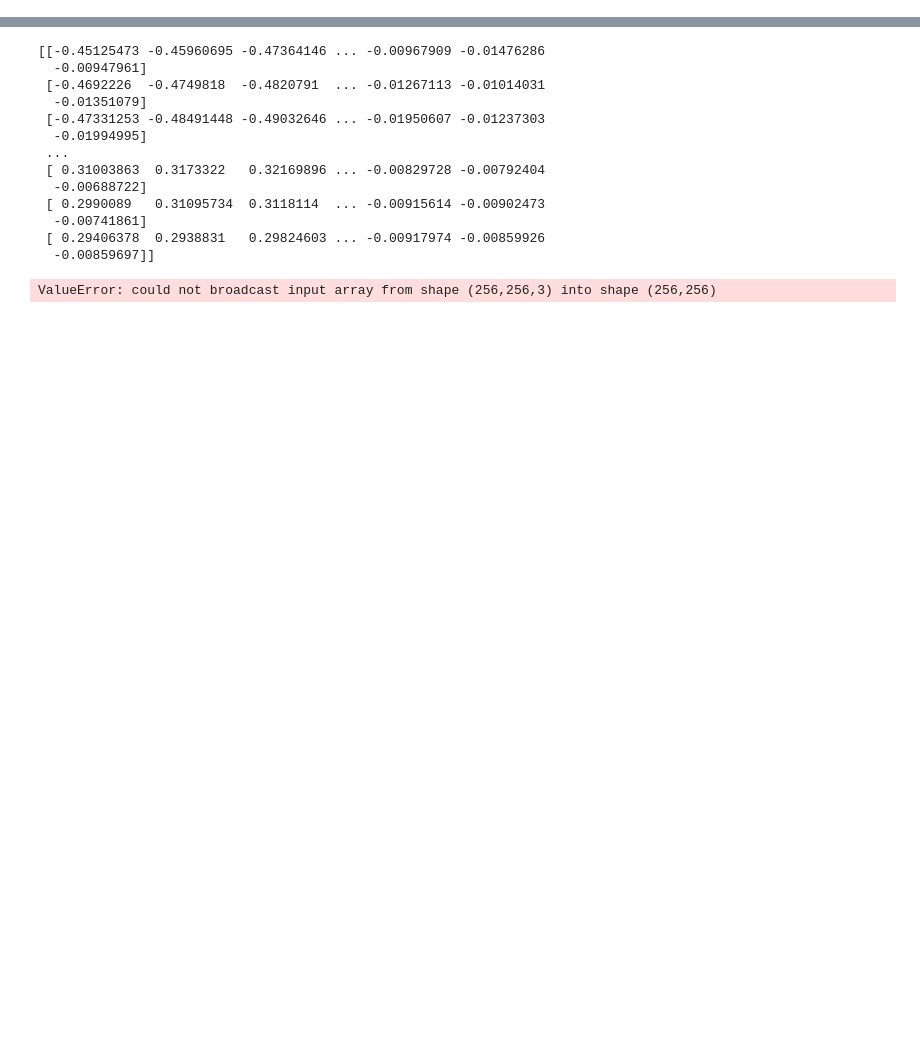
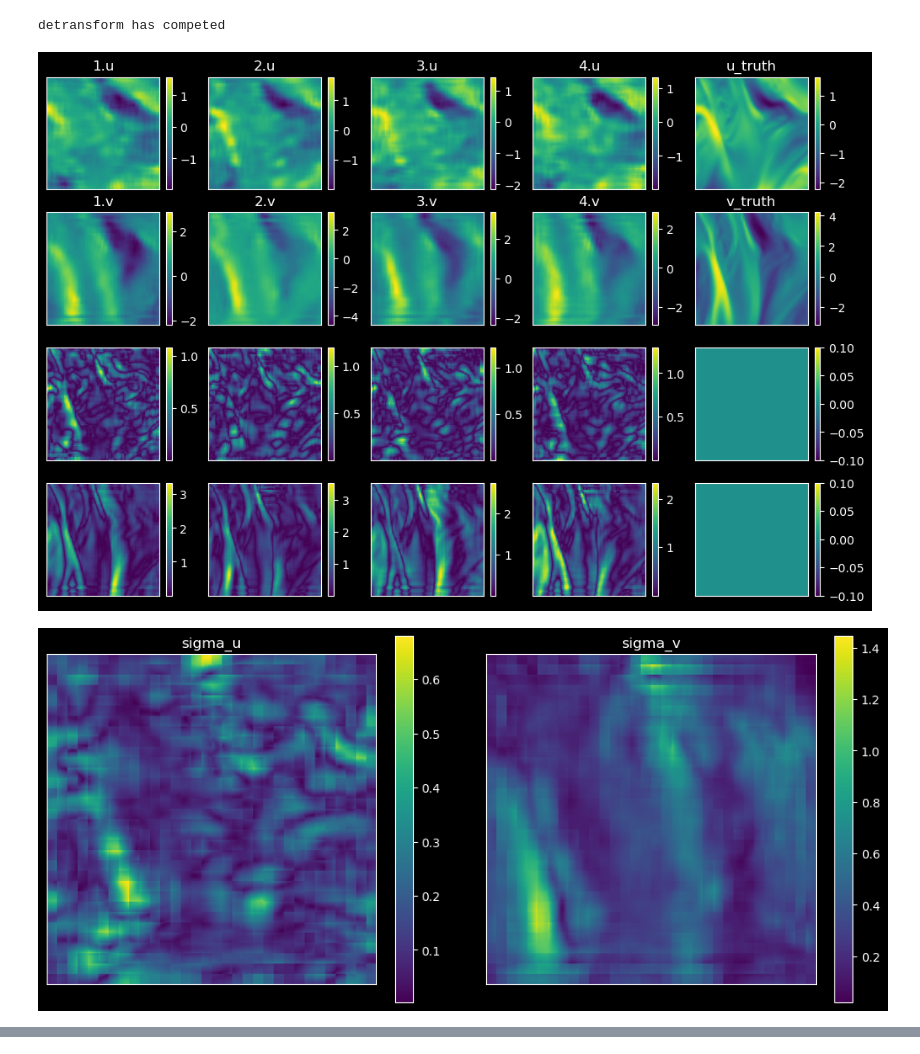
Before and after one commit to HardingPan/UR, a Jupyter notebook: baseline/multimodel-compare.ipynb, the cells around one changed output, grey strips where cells are left out. Cells and saved outputs as stored; diff of their text form; code cells hidden in the pictures; blank space fills up the shorter version.

```diff
--- a/baseline/multimodel-compare.ipynb
+++ b/baseline/multimodel-compare.ipynb
@@ -159,0 +23,14 @@ for i in range(1,2):
+# %%
+data_path = '/home/panding/code/UR/piv-data/baseline-multitransform'
+datas = glob.glob(os.path.join(data_path, '*.npy'))
+randomidx = np.random.permutation(len(datas))
+datas = [datas[i] for i in randomidx]
+
+baseline_1 = MultiMethod(datas[0], 1)
+baseline_1.show()
+sigma_u, sigma_v = baseline_1.std(show=1)
+sigma_u_t, sigma_v_t = baseline_1.std_truth(show=1)
+# %% [output]
+detransform has competed
+[figure, added]
+[figure, added]
@@ -160,48 +38,16 @@ for i in range(1,2):
 # %%
-data_path = datas[0]
+# path = '/home/panding/code/UR/piv-data/ur/backstep_Re800_00361.npy'
+# data = np.load(path)
+# img = data[0]
 
-data = np.load(data_path)
-img = data[0]
-print(img)
-# img_rgb = np.repeat(img[:, :, np.newaxis], 3, 2)
-# img_rgb = img[:, :, np.newaxis]
+# img_rgb = np.zeros((256, 256, 3), dtype=np.float32)
+# img_rgb[:, :, 0] = img
+# img_rgb[:, :, 1] = img
+# img_rgb[:, :, 2] = img
 
-img = np.array(img).astype(np.uint8)
-img = np.tile(img[...,None], (1, 1, 3))
-
-# print(img1)
-img = img.astype(np.uint32)
-img_rgb = np.zeros((256, 256, 3), dtype=np.uint8)
-img_rgb[:, :, 0] = img
-img_rgb[:, :, 1] = img
-img_rgb[:, :, 2] = img
-
-
-# img_rgb = cv2.cvtColor(img, cv2.COLOR_GRAY2RGB)
-plt.figure()
-plt.imshow(img)
-plt.show()
-plt.figure()
-plt.imshow(img_rgb)
-plt.colorbar()
-plt.show()
-plt.figure()
-plt.imshow(img)
-plt.colorbar()
-plt.savefig('/home/panding/code/UR/UR/baseline/rgb.png')
-cv2.imwrite('/home/panding/code/UR/UR/baseline/rgb1.png', img_rgb)
+# plt.figure()
+# plt.imshow(img)
+# plt.show()
+# plt.figure()
+# plt.imshow(img_rgb)
+# plt.show()
-# %% [output]
-[[-0.45125473 -0.45960695 -0.47364146 ... -0.00967909 -0.01476286
-  -0.00947961]
- [-0.4692226  -0.4749818  -0.4820791  ... -0.01267113 -0.01014031
-  -0.01351079]
- [-0.47331253 -0.48491448 -0.49032646 ... -0.01950607 -0.01237303
-  -0.01994995]
- ...
- [ 0.31003863  0.3173322   0.32169896 ... -0.00829728 -0.00792404
-  -0.00688722]
- [ 0.2990089   0.31095734  0.3118114  ... -0.00915614 -0.00902473
-  -0.00741861]
- [ 0.29406378  0.2938831   0.29824603 ... -0.00917974 -0.00859926
-  -0.00859697]]
-ValueError: could not broadcast input array from shape (256,256,3) into shape (256,256)
```
Also changed, not shown: parts of 4 cells of this notebook, 8 other files.
